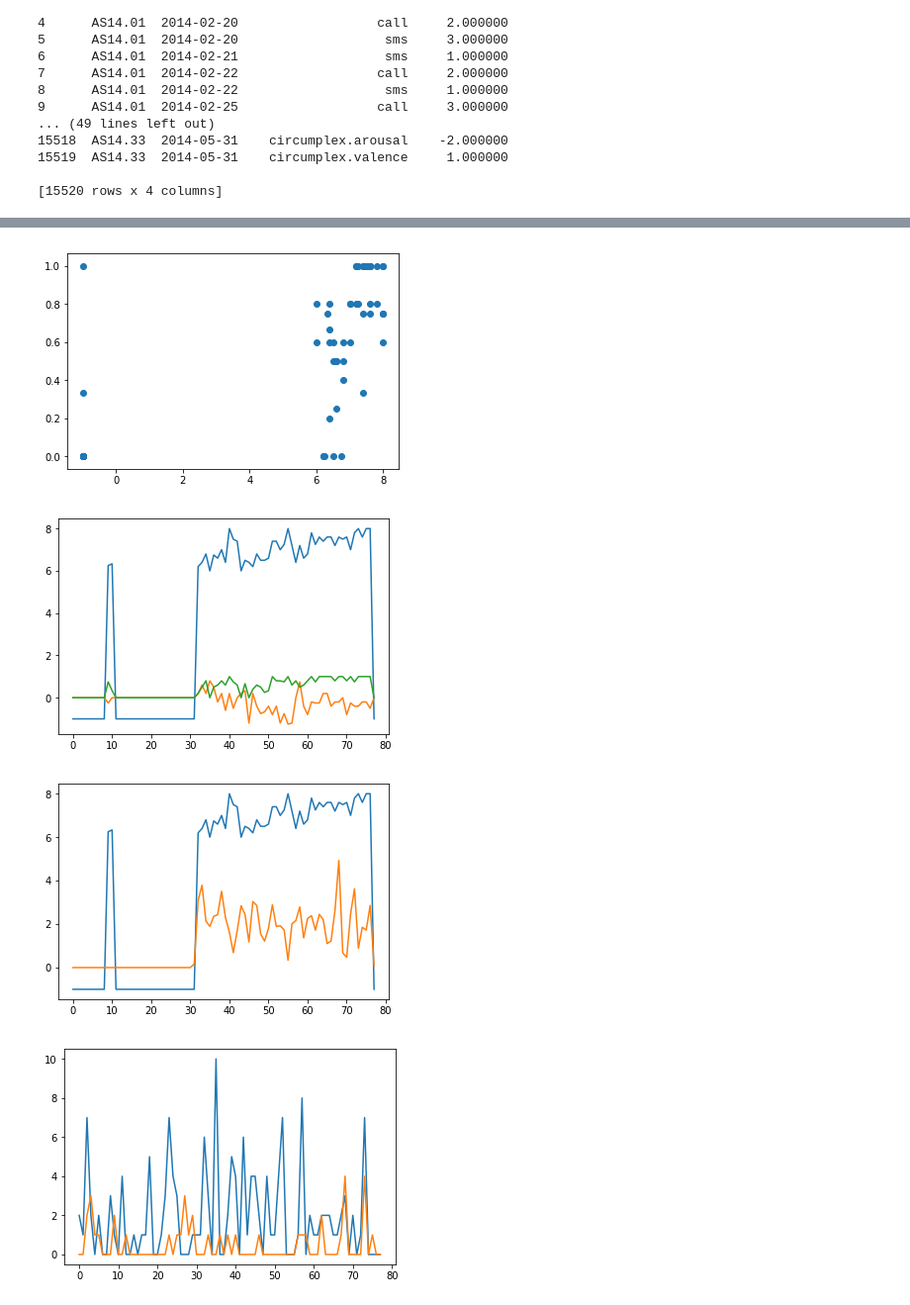
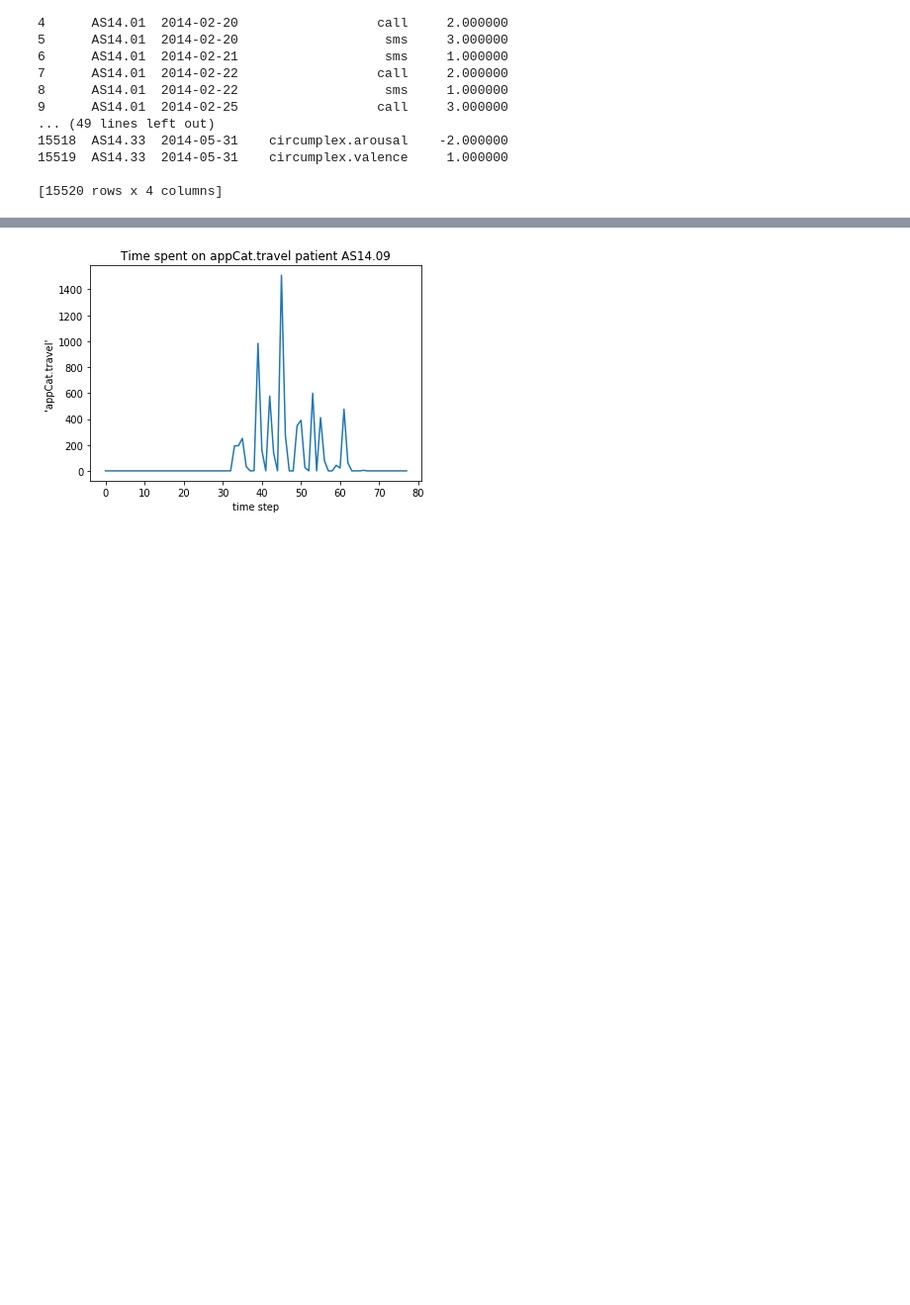
Before and after one commit to felicienveldema/DataMT, a Jupyter notebook: Assignment1_nontemporal.ipynb, the cells around one changed output, grey strips where cells are left out. Shown at 99% size. Cells and saved outputs as stored; diff of their text form; code cells hidden in the pictures; blank space fills up the shorter version.

```diff
--- a/Assignment1_nontemporal.ipynb
+++ b/Assignment1_nontemporal.ipynb
@@ -40,6 +40,8 @@ def mergedays(df):
             for var in variables:
                 if var == 'mood' or var == 'circumplex.arousal' or var == 'circumplex.valence':
                     value = daydata.loc[daydata['variable'] == var].mean()[0]
+                elif var == 'activity':
+                    value = daydata.loc[daydata['variable'] == var].max()[4]
                 else:
                     #note due to sum suming over all indexing is needed
                     value = daydata.loc[daydata['variable'] == var].sum()[4]
@@ -567,78 +541,45 @@ plt.show()
 # %%
 #any other statistics can be checked in here
 
-df_table = create_table_for_patient(df, 'AS14.01')
+patient_ids = ['AS14.01','AS14.02','AS14.03','AS14.05','AS14.06','AS14.07','AS14.08','AS14.09','AS14.12',
+               'AS14.13','AS14.14','AS14.15','AS14.16','AS14.17','AS14.19','AS14.20','AS14.23','AS14.24',
+               'AS14.25','AS14.26','AS14.27','AS14.28','AS14.29','AS14.30','AS14.31','AS14.32','AS14.33']
+
+# example patient AS14.09
+df_table = create_table_for_patient(df, 'AS14.09')
 num_days = df_table.shape[0]
 
 mood_list = np.array(df_table['mood'])
 circ_arousal_list = np.array(df_table['circumplex.arousal'])
 circ_valence_list = np.array(df_table['circumplex.valence'])
 
 activity_list = np.array(df_table['activity'])
 screen_list = np.array(df_table['screen'])
 
 call_list = np.array(df_table['call'])
 sms_list = np.array(df_table['sms'])
 
 app_builtin_list = np.array(df_table['appCat.builtin'])
 app_communication_list = np.array(df_table['appCat.communication'])
 app_entertainment_list = np.array(df_table['appCat.entertainment'])
 app_finance_list = np.array(df_table['appCat.finance'])
 app_game_list = np.array(df_table['appCat.game'])
 app_office_list = np.array(df_table['appCat.office'])
 app_other_list = np.array(df_table['appCat.other'])
 app_social_list = np.array(df_table['appCat.social'])
 app_travel_list = np.array(df_table['appCat.travel'])
 app_unknown_list = np.array(df_table['appCat.unknown'])
 app_utilities_list = np.array(df_table['appCat.utilities'])
 app_weather_list = np.array(df_table['appCat.weather'])
 
-app_list = \
-app_builtin_list + \
-app_communication_list + \
-app_entertainment_list + \
-app_finance_list + \
-app_game_list + \
-app_office_list + \
-app_other_list + \
-app_social_list + \
-app_travel_list + \
-app_unknown_list + \
-app_utilities_list + \
-app_weather_list
-
-#plt.scatter(np.array([10,5,2,np.NaN]),np.array([20,6,np.NaN,2]))
-#plt.show()
 
 x = np.arange(0,num_days)
 
-plt.scatter(mood_list[1:],circ_valence_list[0:-1])
+# Example:
+plt.plot(x,app_travel_list)
+plt.title("Time spent on appCat.travel patient AS14.09")
+plt.ylabel("'appCat.travel'")
+plt.xlabel("time step")
 plt.show()
-
-plt.plot(x,mood_list,x,circ_arousal_list,x,circ_valence_list)
-plt.show()
-
-plt.plot(x,mood_list,x,activity_list)
-plt.show()
-
-plt.plot(x,call_list,x,sms_list)
-plt.show()
-
-#plt.plot(x,app_finance_list,x,app_social_list,x,app_travel_list,x,app_entertainment_list,x,app_communication_list)
-#plt.show()
-
-
-fig, ax1 = plt.subplots()
-figsize=(20,10)
-ax1.plot(x,mood_list, 'b-')
-ax2=ax1.twinx()
-ax2.plot(x,app_list, 'r')
-plt.show()
-
-#plt.plot(x,app_travel_list)
-#plt.show()
 # %% [output]
-[figure, old version]
+[figure, new version]
-[figure, removed]
-[figure, removed]
-[figure, removed]
```
Also changed, not shown: parts of 19 cells of this notebook.
